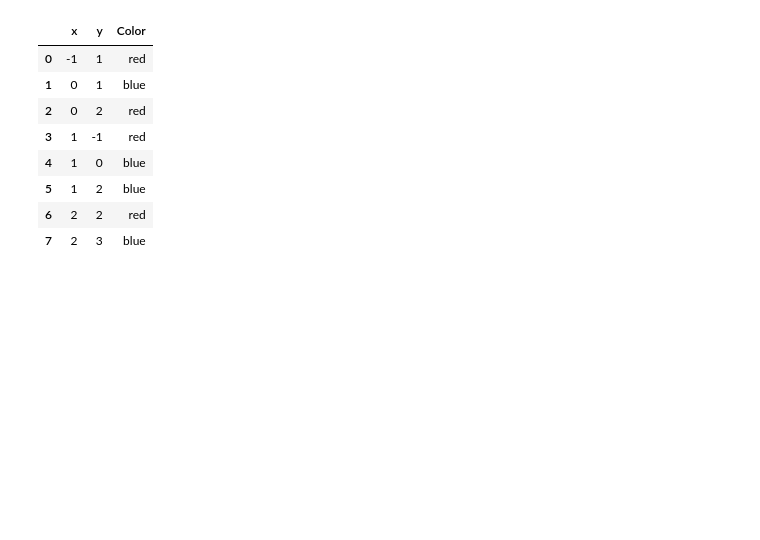
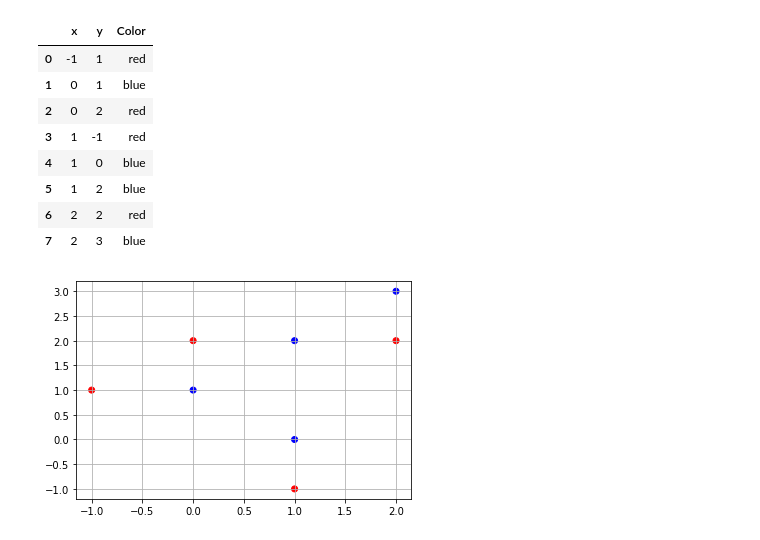
Before and after one commit to tofighi/MachineLearning, a Jupyter notebook: knn_simple_example.ipynb, the cells around one changed output. Saved outputs shown, nothing was run; the diff lists cells and outputs as text; code cells hidden in the pictures; blank space fills up the shorter version.

```diff
--- a/knn_simple_example.ipynb
+++ b/knn_simple_example.ipynb
@@ -3,30 +3,33 @@
 # %%
 from io import StringIO
 import pandas as pd
 import numpy as np
 import matplotlib.pyplot as plt
 
-data ="""
+data_class ="""
 x,y,Color
 -1,1,red
 0,1,blue
 0,2,red
 1,-1,red
 1,0,blue
 1,2,blue
 2,2,red
 2,3,blue
 """
 
-df = pd.read_csv(StringIO(data))
+df = pd.read_csv(StringIO(data_class))
+plt.scatter(df.x,df.y,c=df.Color)
+plt.grid(True)
 df
 # %% [output]
 |  | x | y | Color |
 | 0 | -1 | 1 | red |
 | 1 | 0 | 1 | blue |
 | 2 | 0 | 2 | red |
 | 3 | 1 | -1 | red |
 | 4 | 1 | 0 | blue |
 | 5 | 1 | 2 | blue |
 | 6 | 2 | 2 | red |
 | 7 | 2 | 3 | blue |
+[figure, added]
```
Also changed, not shown: parts of 10 cells of this notebook.
